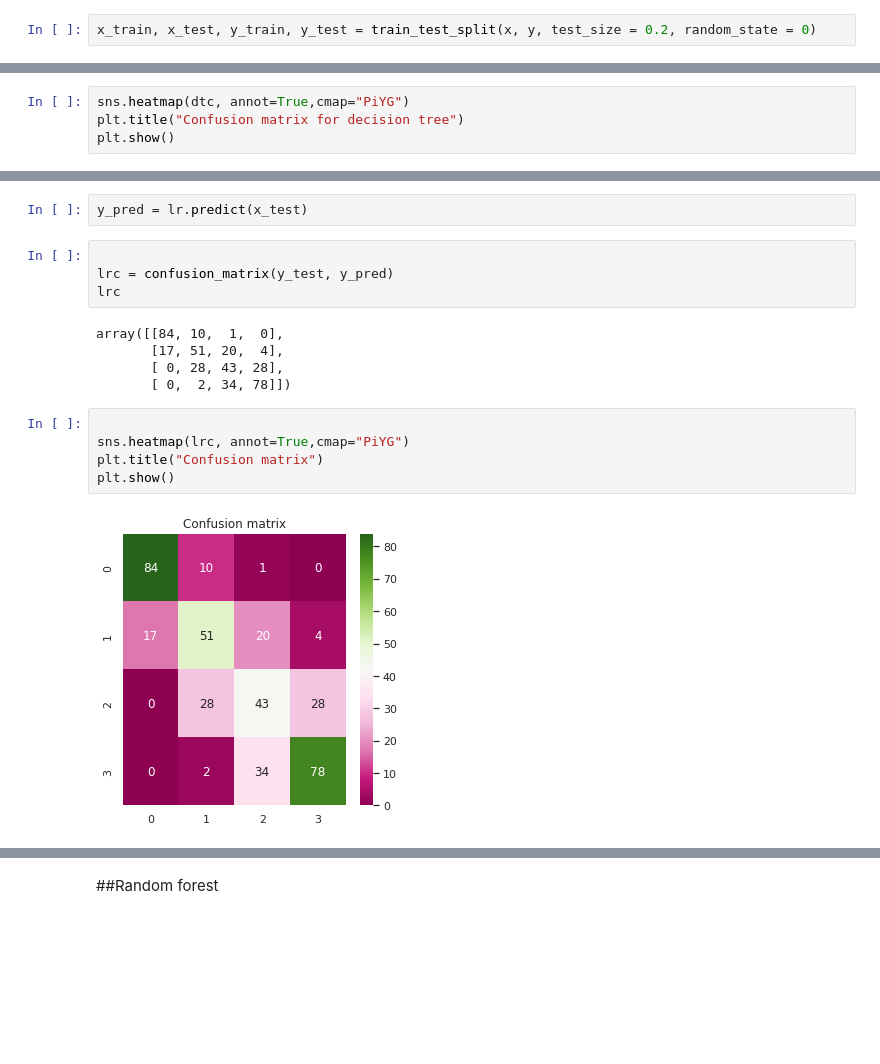
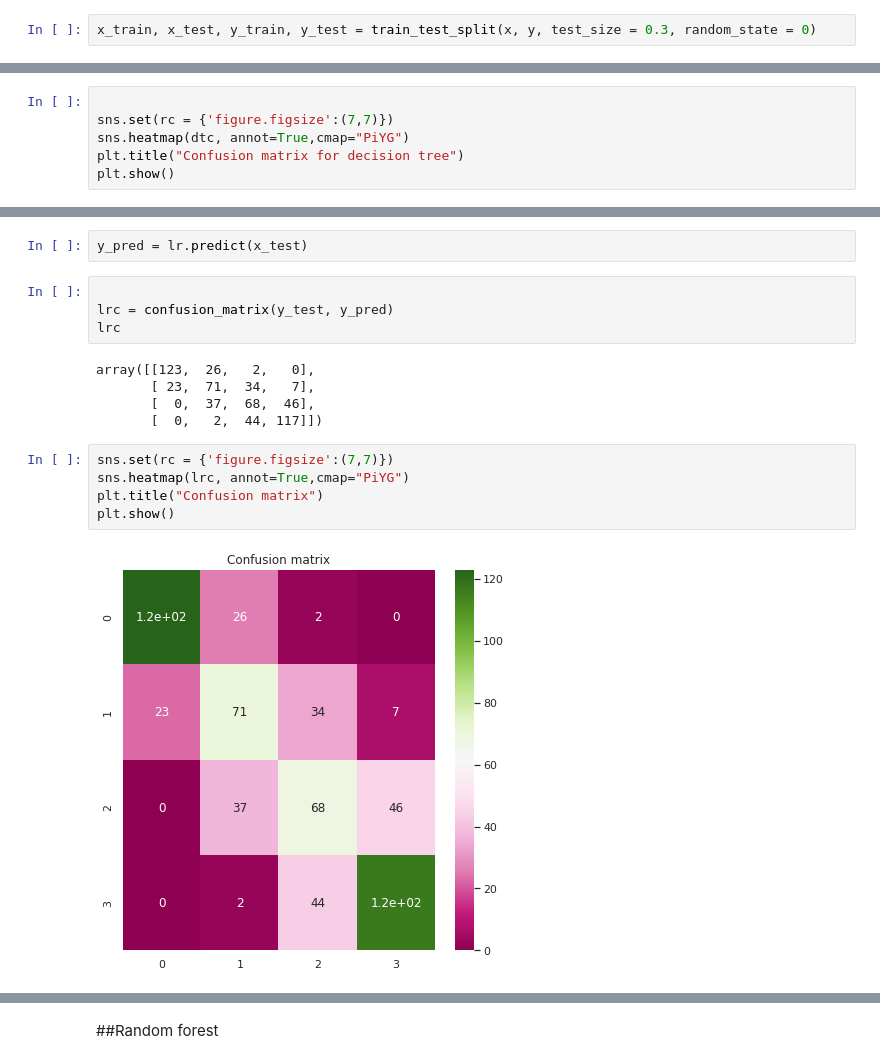
Before and after one commit to Jayasri001/mobile-price-classification, a Jupyter notebook: mobile_classification.ipynb, the cells around one changed output, grey strips where cells are left out. Drawn from its saved outputs; the diff is of its cells as text; blank space fills up the shorter version.

```diff
--- a/mobile_classification.ipynb
+++ b/mobile_classification.ipynb
@@ -304,7 +304,7 @@ df2 = pd.read_csv('mobiles test.csv')
 x = df.drop(columns = 'price_range').values
 y = df.iloc[: , -1:].values
 # %%
-x_train, x_test, y_train, y_test = train_test_split(x, y, test_size = 0.2, random_state = 0)
+x_train, x_test, y_train, y_test = train_test_split(x, y, test_size = 0.3, random_state = 0)
 # %%
 x_train
 # %% [output]
@@ -354,4 +364,6 @@ dtc = confusion_matrix(y_test, y_pred)
 # %%
+
+sns.set(rc = {'figure.figsize':(7,7)})
 sns.heatmap(dtc, annot=True,cmap="PiYG")
 plt.title("Confusion matrix for decision tree")
 plt.show()
@@ -380,14 +394,14 @@ y_pred = lr.predict(x_test)
 lrc = confusion_matrix(y_test, y_pred)
 lrc
 # %% [output]
-array([[84, 10,  1,  0],
-       [17, 51, 20,  4],
-       [ 0, 28, 43, 28],
-       [ 0,  2, 34, 78]])
+array([[123,  26,   2,   0],
+       [ 23,  71,  34,   7],
+       [  0,  37,  68,  46],
+       [  0,   2,  44, 117]])
 # %%
-
+sns.set(rc = {'figure.figsize':(7,7)})
 sns.heatmap(lrc, annot=True,cmap="PiYG")
 plt.title("Confusion matrix")
 plt.show()
 # %% [output]
-[figure, old version]
+[figure, new version]
```
Also changed, not shown: parts of 31 cells of this notebook.
